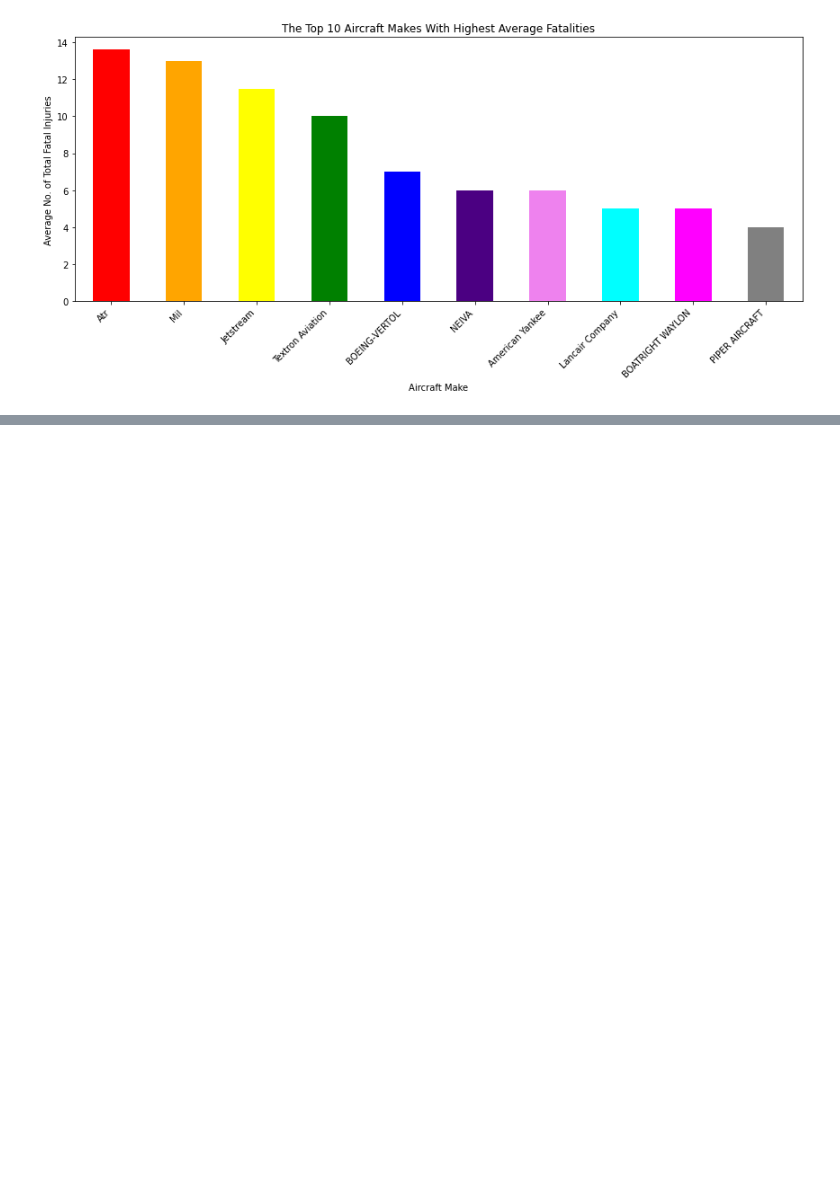
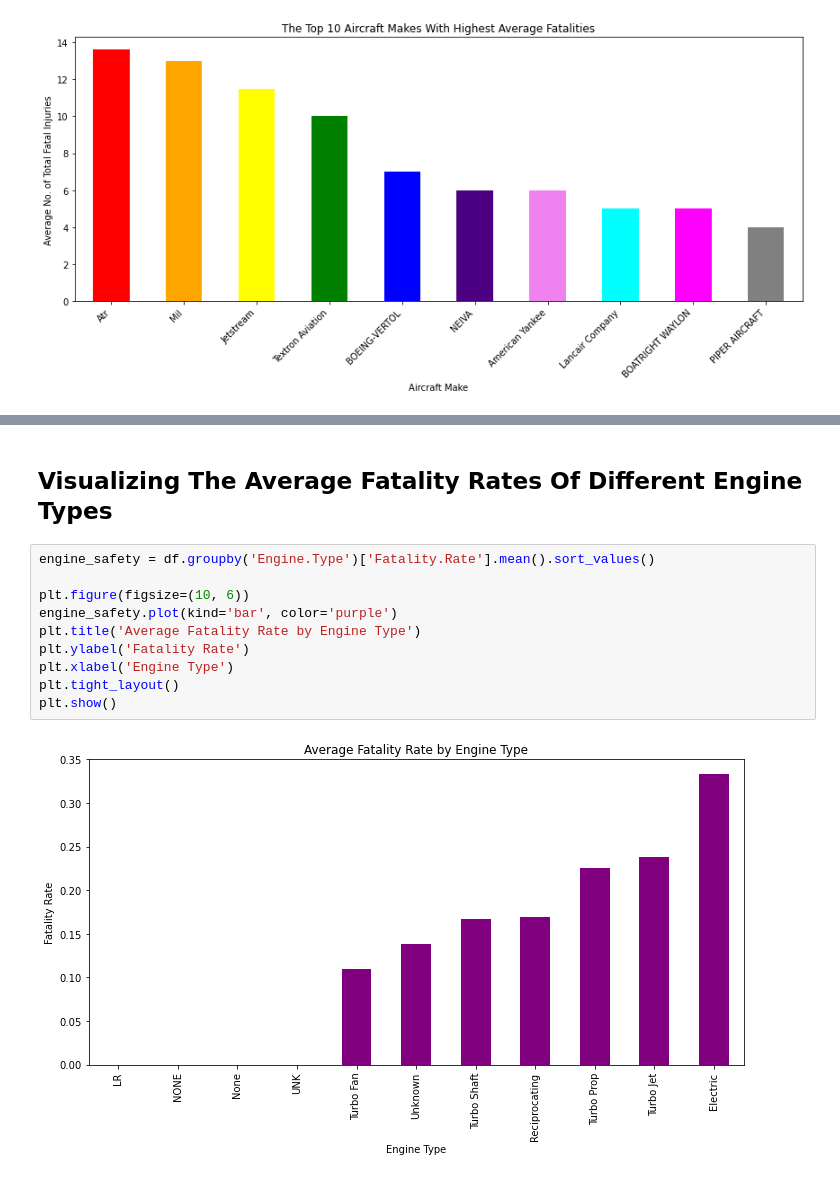
Before and after one commit to georgekuria-crypto/dsc-phase-1-project-v3, a Jupyter notebook: student.ipynb, the cells around one changed output, grey strips where cells are left out. Drawn from its saved outputs; the diff is of its cells as text; blank space fills up the shorter version.

```diff
--- a/student.ipynb
+++ b/student.ipynb
@@ -463,0 +525,14 @@ plt.show()
+# %% [markdown]
+## Visualizing The Average Fatality Rates Of Different Engine Types
+# %%
+engine_safety = df.groupby('Engine.Type')['Fatality.Rate'].mean().sort_values()
+
+plt.figure(figsize=(10, 6))
+engine_safety.plot(kind='bar', color='purple')
+plt.title('Average Fatality Rate by Engine Type')
+plt.ylabel('Fatality Rate')
+plt.xlabel('Engine Type')
+plt.tight_layout()
+plt.show()
+# %% [output]
+[figure, added]
```
Also changed, not shown: parts of 36 cells of this notebook, 1 other file.
